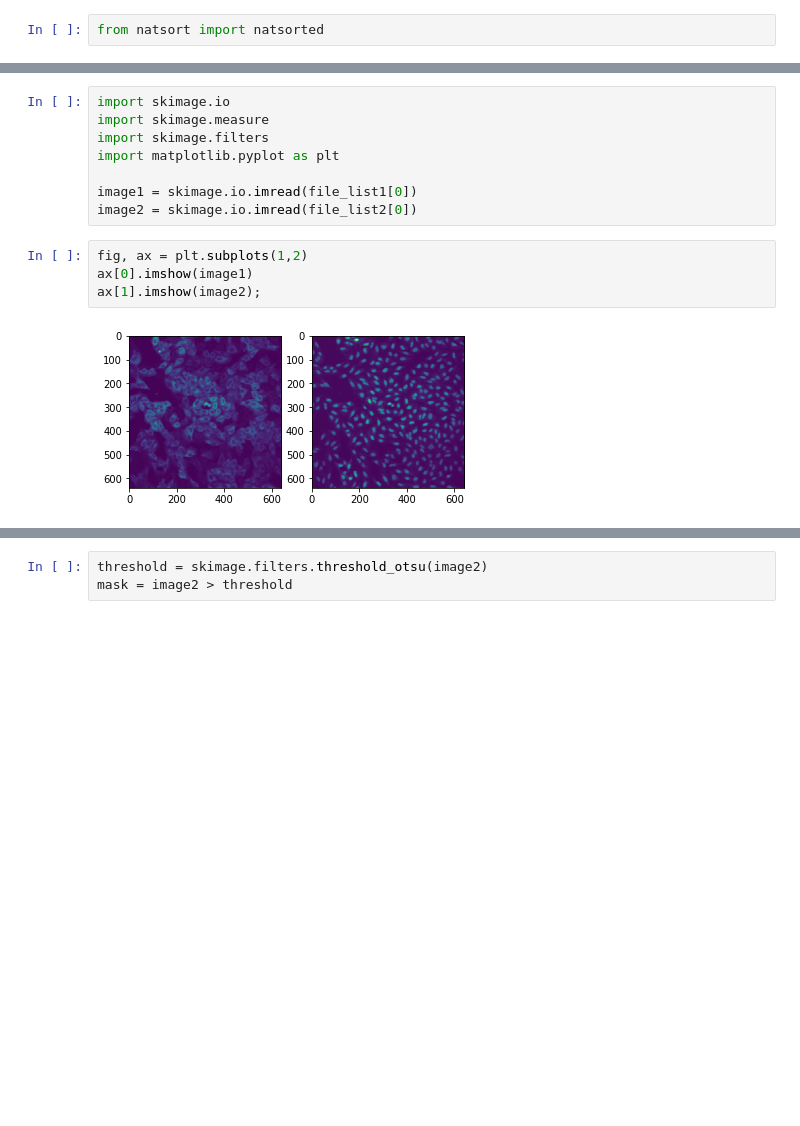
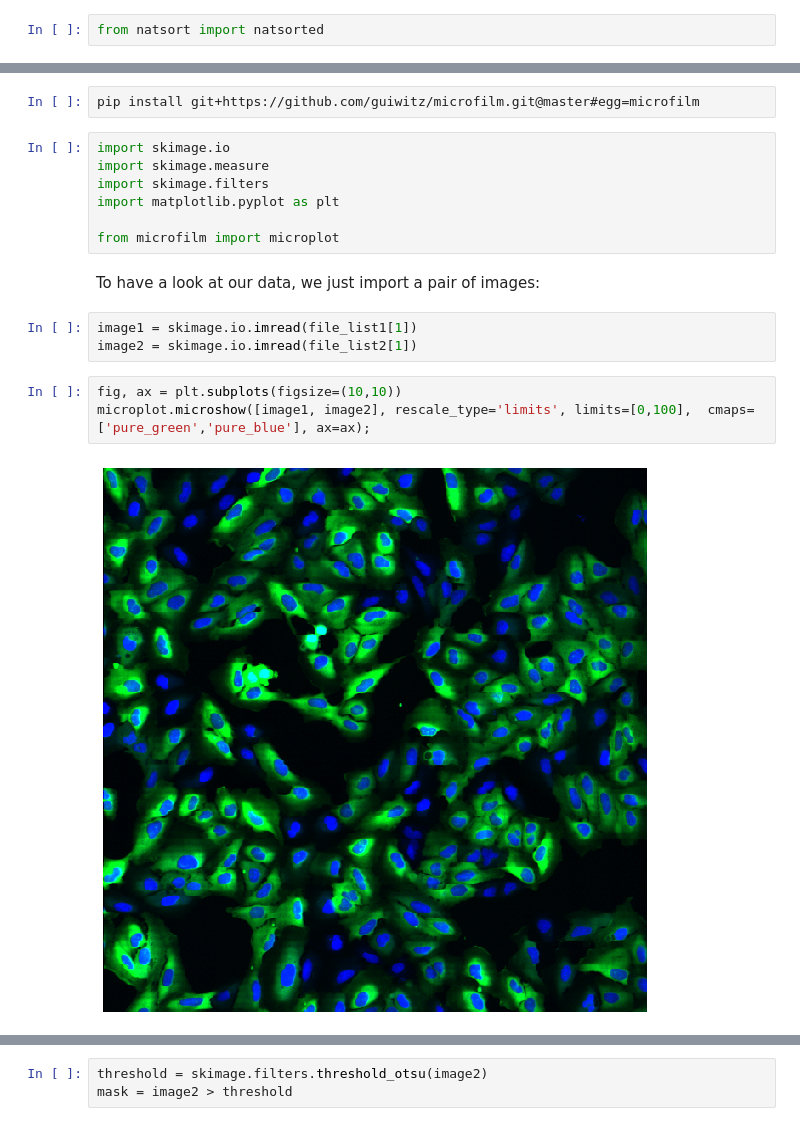
Before and after one commit to guiwitz/ImagingStats, a Jupyter notebook: image_processing.ipynb, the cells around one changed output, grey strips where cells are left out. Saved outputs shown, nothing was run; the diff lists cells and outputs as text; blank space fills up the shorter version.

```diff
--- a/image_processing.ipynb
+++ b/image_processing.ipynb
@@ -126,14 +99,19 @@ file_list2 = natsorted(file_list2)
+# %%
+pip install git+https://github.com/guiwitz/microfilm.git@master#egg=microfilm
 # %%
 import skimage.io
 import skimage.measure
 import skimage.filters
 import matplotlib.pyplot as plt
 
-image1 = skimage.io.imread(file_list1[0])
-image2 = skimage.io.imread(file_list2[0])
+from microfilm import microplot
-# %%
-fig, ax = plt.subplots(1,2)
-ax[0].imshow(image1)
-ax[1].imshow(image2);
-# %% [output]
-[figure, removed]
+# %% [markdown]
+To have a look at our data, we just import a pair of images:
+# %%
+image1 = skimage.io.imread(file_list1[1])
+image2 = skimage.io.imread(file_list2[1])
+# %%
+fig, ax = plt.subplots(figsize=(10,10))
+microplot.microshow([image1, image2], rescale_type='limits', limits=[0,100],  cmaps=['pure_green','pure_blue'], ax=ax);
+# %% [output]
+[figure, added]
```
Also changed, not shown: parts of 94 cells of this notebook.
